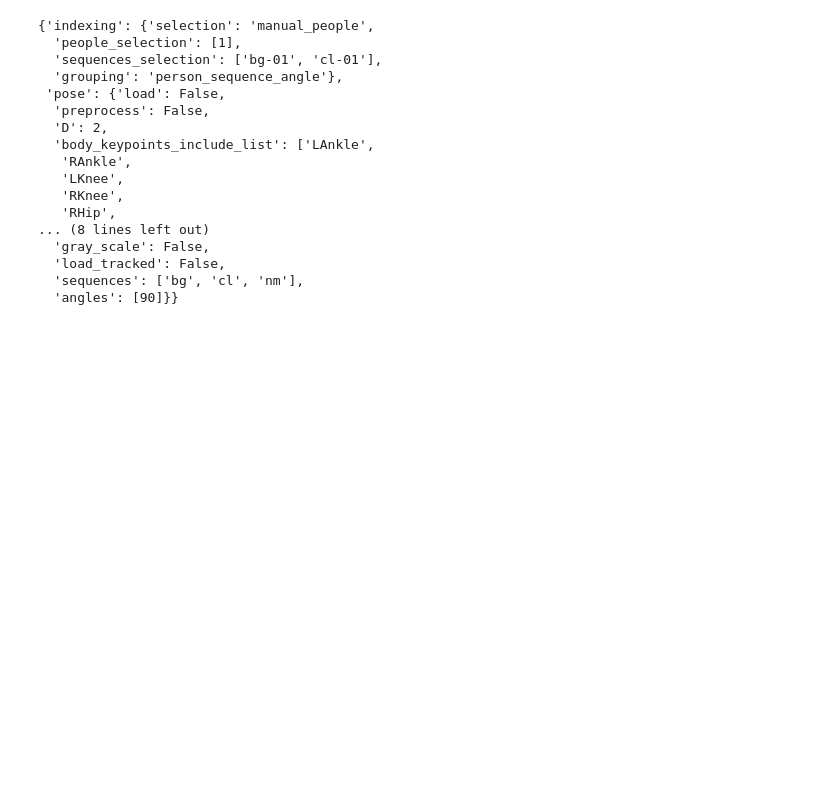
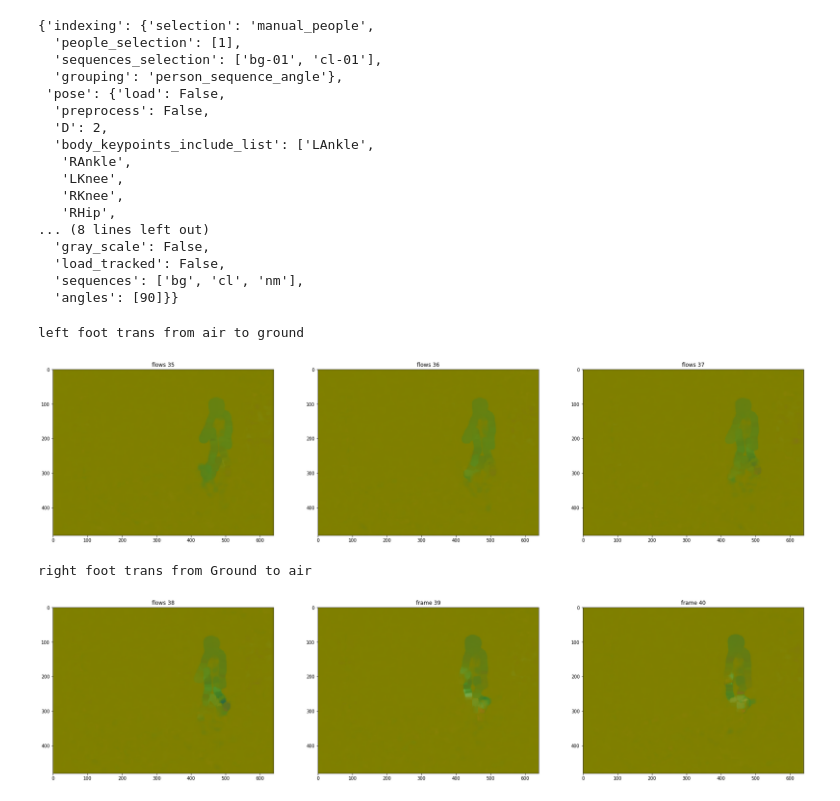
Before and after one commit to ronh-at-kit/gait_project, a Jupyter notebook: notebooks/casia-data-example.ipynb, the cells around one changed output. Cells and saved outputs as stored; diff of their text form; code cells hidden in the pictures; blank space fills up the shorter version.

```diff
--- a/notebooks/casia-data-example.ipynb
+++ b/notebooks/casia-data-example.ipynb
@@ -174,26 +174,31 @@ flows = item['flows']
 # %%
 plt.figure(figsize=(30,40))
 print('left foot trans from air to ground')
 plt.subplot(131)
 plt.imshow(flows[5])
 plt.title('flows 35')
 plt.subplot(132)
-plt.imshow(scenes[6])
-plt.title('frame 36')
+plt.imshow(flows[6])
+plt.title('flows 36')
 plt.subplot(133)
-plt.imshow(scenes[7])
-plt.title('frame 37')
+plt.imshow(flows[7])
+plt.title('flows 37')
 plt.show()
 
 plt.figure(figsize=(30,40))
 print('right foot trans from Ground to air')
 plt.subplot(131)
-plt.imshow(scenes[8])
-plt.title('frame 38')
+plt.imshow(flows[8])
+plt.title('flows 38')
 plt.subplot(132)
-plt.imshow(scenes[10])
+plt.imshow(flows[10])
 plt.title('frame 39')
 plt.subplot(133)
-plt.imshow(scenes[11])
+plt.imshow(flows[11])
 plt.title('frame 40')
 plt.show()
+# %% [output]
+left foot trans from air to ground
+[figure, added]
+right foot trans from Ground to air
+[figure, added]
```
